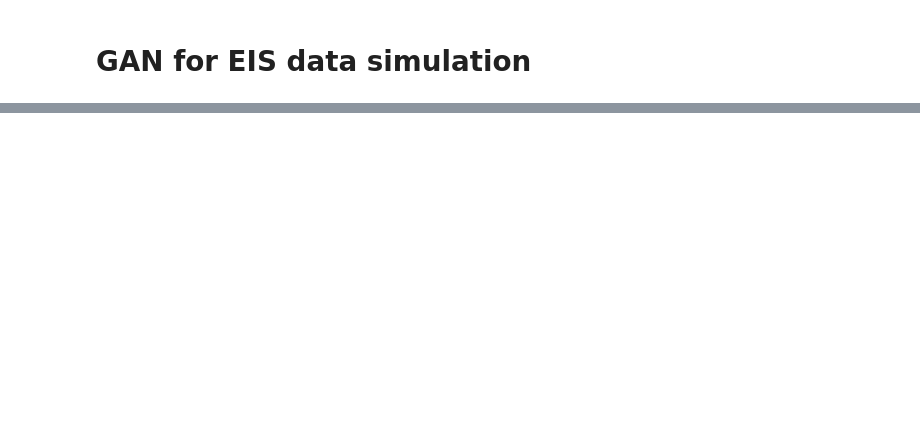
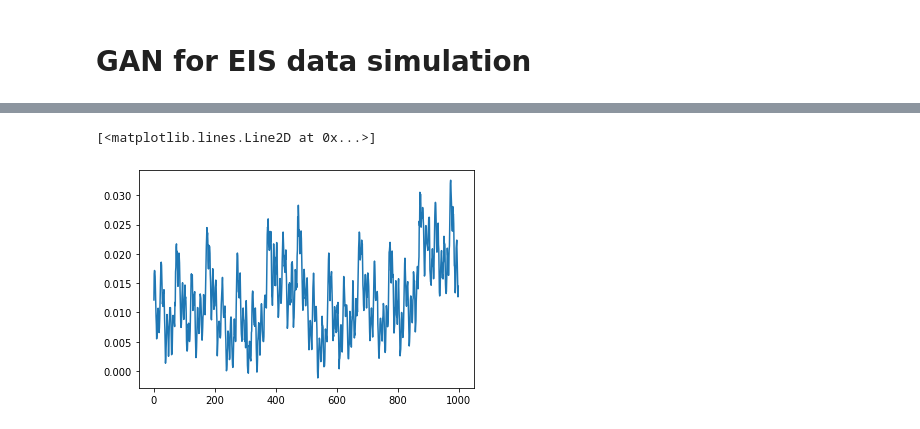
Before and after one commit to emanbuc/ML-GAN, a Jupyter notebook: EIS-GAN.ipynb, the cells around one changed output, grey strips where cells are left out. Saved outputs shown, nothing was run; the diff lists cells and outputs as text; code cells hidden in the pictures; blank space fills up the shorter version.

```diff
--- a/EIS-GAN.ipynb
+++ b/EIS-GAN.ipynb
@@ -160,0 +195,5 @@ plt.plot(generated_samples[:, 0], generated_samples[:, 1], ".")
+# %%
+plt.plot(sig_v_10[0:1000])
+# %% [output]
+[<matplotlib.lines.Line2D at 0x...>]
+[figure, added]
```
Also changed, not shown: parts of 10 cells of this notebook.
